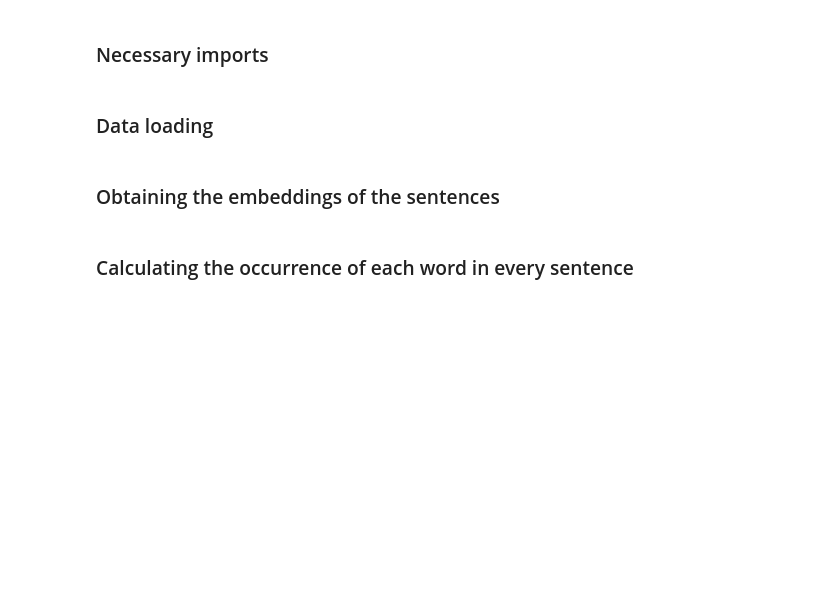
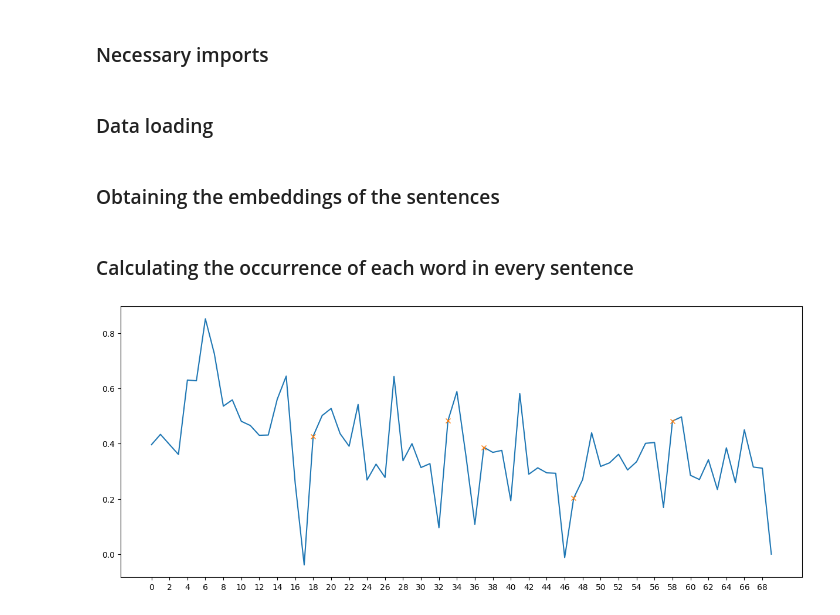
Before and after one commit to lorenzobotto/esercizi-tln, a Jupyter notebook: ex4/exercise_4.ipynb, the cells around one changed output. Cells and saved outputs as stored; diff of their text form; code cells hidden in the pictures; blank space fills up the shorter version.

```diff
--- a/ex4/exercise_4.ipynb
+++ b/ex4/exercise_4.ipynb
@@ -13,15 +14,17 @@ from nltk import tokenize
 ### Data loading
 # %%
 sentences = []
-with open("data/data.txt", "r", encoding='utf8') as f:
+with open("data/data2.txt", "r", encoding='utf8') as f:
     lines = f.read().replace("\n", " ")
     sentences = tokenize.sent_tokenize(lines)
+    df = pd.DataFrame(sentences, columns=["sentence"])
 # %% [markdown]
 ### Obtaining the embeddings of the sentences
 # %%
 # Bert Embeddings for each sentence
 model = SentenceTransformer('sentence-transformers/all-MiniLM-L6-v2')
 bert_embeddings_definition = model.encode(sentences, convert_to_tensor=True)
+df['embeddings'] = bert_embeddings_definition.tolist()
 # %% [markdown]
 ### Calculating the occurrence of each word in every sentence
 # %%
@@ -133,0 +66,22 @@ sentences[23]
+# %%
+# Calculating the similairty between each adjacent sentences
+similarity = []
+for index, sentence_embedding in enumerate(df['embeddings']):
+    similarity.append(util.cos_sim(sentence_embedding, df['embeddings'][index + 1]).item() if index < len(df['embeddings']) - 1 else 0)
+similarity = np.array(similarity)
+# %%
+# Finding the similarity that has a distance > 0.3 from the previous one
+peaks = []
+for index, simil in enumerate(similarity):
+    if index > 1:
+        if similarity[index - 2] - similarity[index - 1] > 0.2 and similarity[index] - similarity[index - 1] > 0.2:
+            peaks.append(index)
+# %%
+# Plotting the peaks on the similarity graph
+plt.figure(figsize=(15,6))
+plt.xticks(np.arange(0, len(sentences), 2))
+plt.plot(similarity)
+plt.plot(peaks, similarity[peaks], "x")
+plt.show()
+# %% [output]
+[figure, added]
```
Also changed, not shown: parts of 11 cells of this notebook, 3 other files.
